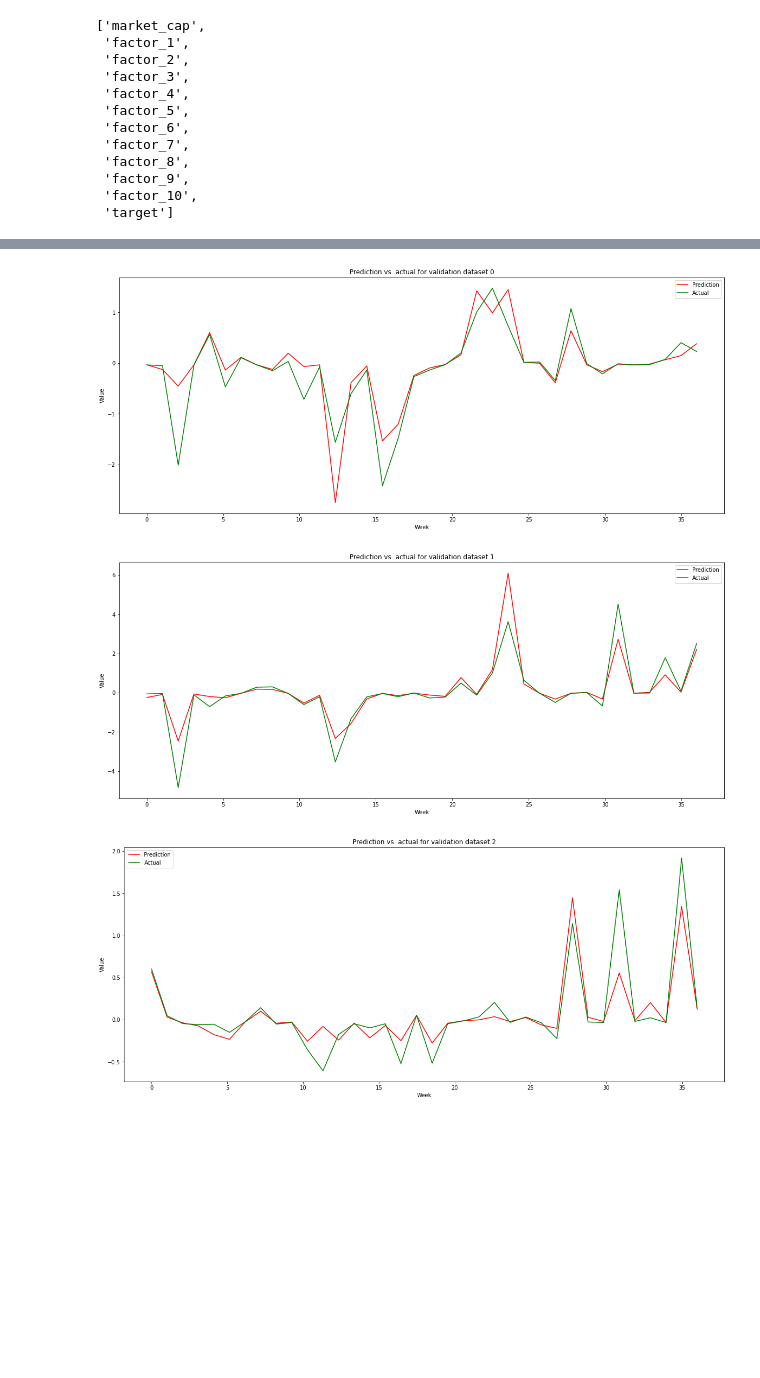
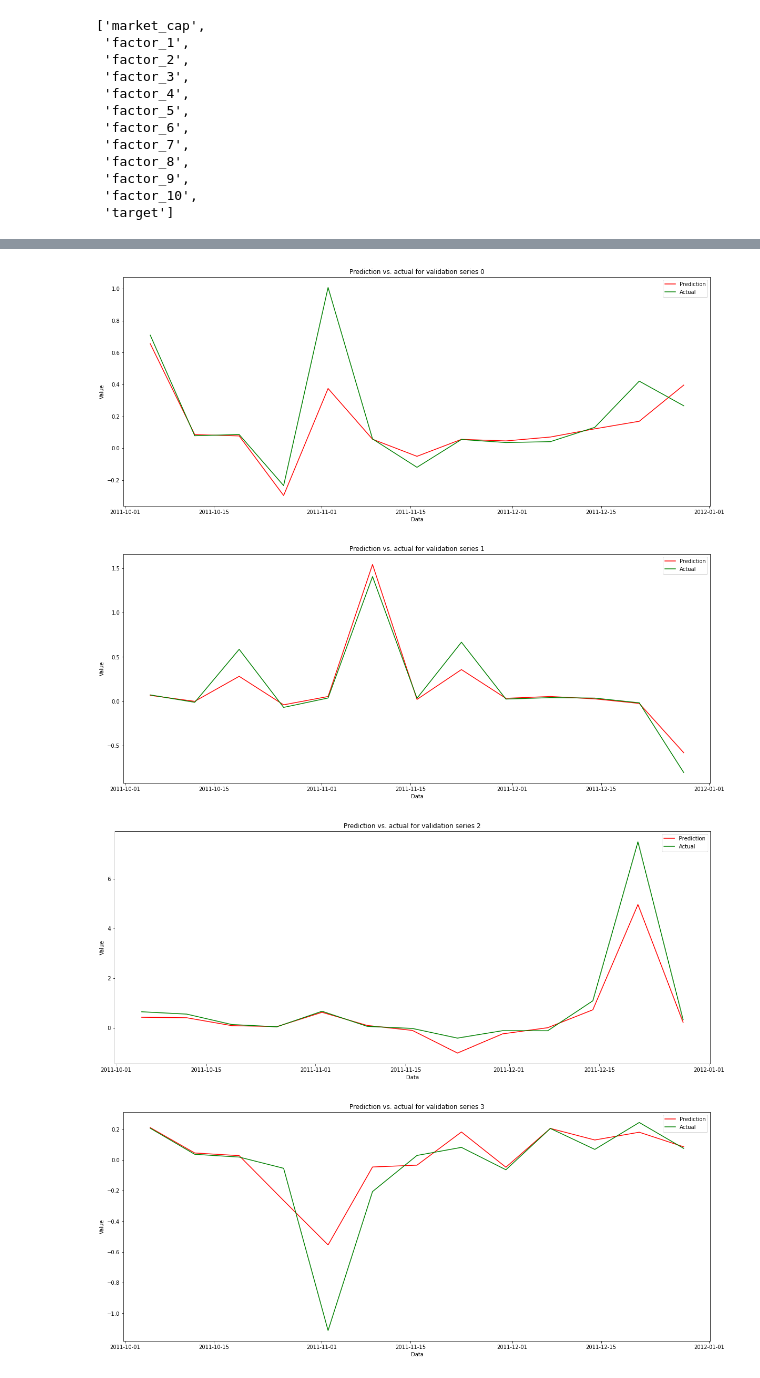
Before and after one commit to doogzultz/time_series_project, a Jupyter notebook: model_test_simple_and_classical.ipynb, the cells around one changed output, grey strips where cells are left out. Cells and saved outputs as stored; diff of their text form; code cells hidden in the pictures; blank space fills up the shorter version.

```diff
--- a/model_test_simple_and_classical.ipynb
+++ b/model_test_simple_and_classical.ipynb
@@ -439,6 +555,12 @@ def create_smape(epsilon = 1e-4, threshold = .5):
       summ = K.maximum(K.abs(y_true) + K.abs(y_pred)+epsilon, threshold + epsilon)
       return 100*K.abs(y_pred - y_true) / summ *2
   return smape
+# %%
+def create_mape(epsilon = g.smape_epsilon, threshold = g.smape_threshold):
+  def mape(y_true, y_pred):
+      summ = K.maximum(K.abs(y_true)+epsilon, threshold + epsilon)
+      return 100*K.abs(y_pred - y_true) / summ
+  return mape
 # %%
 def plot_model_perf(history, metric = None):
   plt.subplots(len([metric]), 1, figsize=(12, 8))
@@ -471,7 +593,7 @@ def dense_block(input_, dense_units, dr):
 # %%
 tf.keras.backend.clear_session()
 
-def create_model(dense_units = 256, dr = .2 ):
+def create_model(dense_units = 64, dr = .2 ):
 
     input_ = Input(shape=(x_train.shape[1]))
     x = dense_block(input_, dense_units, dr)
@@ -482,7 +604,7 @@ adam = tf.keras.optimizers.Adam()
 model = create_model()
 nadam = tf.keras.optimizers.Nadam(learning_rate=.001)
 rmsprop = tf.keras.optimizers.RMSprop(learning_rate = .001, momentum=.9)
-model.compile(loss = create_smape(), optimizer = 'adam', metrics = ['mae', 'mse',create_smape()])
+model.compile(loss = 'mae', optimizer = 'adam', metrics = ['mae', create_mape(),create_smape()])
 model.summary()
 tf.keras.utils.plot_model(model, show_shapes=True)
 # %% [output]
@@ -511,6 +633,7 @@ lr_tuning = tf.keras.callbacks.LearningRateScheduler(lambda epoch: 1e-5 * 10**((
 
 
 
-history = model.fit(x_train, y_train, epochs = epochs, validation_data = [x_valid, y_valid], callbacks = [early_stopping], batch_size = 32)
+history = model.fit(x_train, y_train, epochs = epochs, validation_data = [x_valid, y_valid],
+                    callbacks = [early_stopping], batch_size = g.batch_size)
 # %% [output]
 Epoch 1/100
@@ -554,20 +676,22 @@ model.evaluate(x_valid, y_valid)
 def plot_predictions(data, dict_number, model = model):
   plt.figure(figsize = (20, 8))
   test_batch = data[dict_number].iloc[:,:-1]
+  if test_batch.shape[0] == 0:
+    return print(f'no data point for validation series {dict_number}')
   targets = data[dict_number].iloc[:,-1].values
   test_pred = model.predict(test_batch)
-  vline = np.linspace(0, test_pred.shape[0], test_pred.shape[0])
-  plt.plot(vline, test_pred.reshape(-1), color = 'red', label = 'Prediction')
-  plt.plot(vline, targets.reshape(-1), color = 'green', label = 'Actual')
+  plt.plot(data[dict_number].index.values, test_pred.reshape(-1), color = 'red', label = 'Prediction')
+  plt.plot(data[dict_number].index.values, targets.reshape(-1), color = 'green', label = 'Actual')
   plt.title(f'Prediction vs. actual for validation series {dict_number}')
-  plt.xlabel("Week")
+  plt.xlabel("Data")
   plt.ylabel("Value")
   plt.legend()
   plt.show()
 # %%
-for i in range(0, 3):
-  plot_predictions(valid_scaled, i)
+for i in range(0, 5):
+  plot_predictions(valid_final, i)
 # %% [output]
-[figure, old version]
+[figure, new version]
-[figure, old version]
+[figure, new version]
-[figure, old version]
+[figure, new version]
+[figure, added]
```
Also changed, not shown: parts of 60 cells of this notebook.
